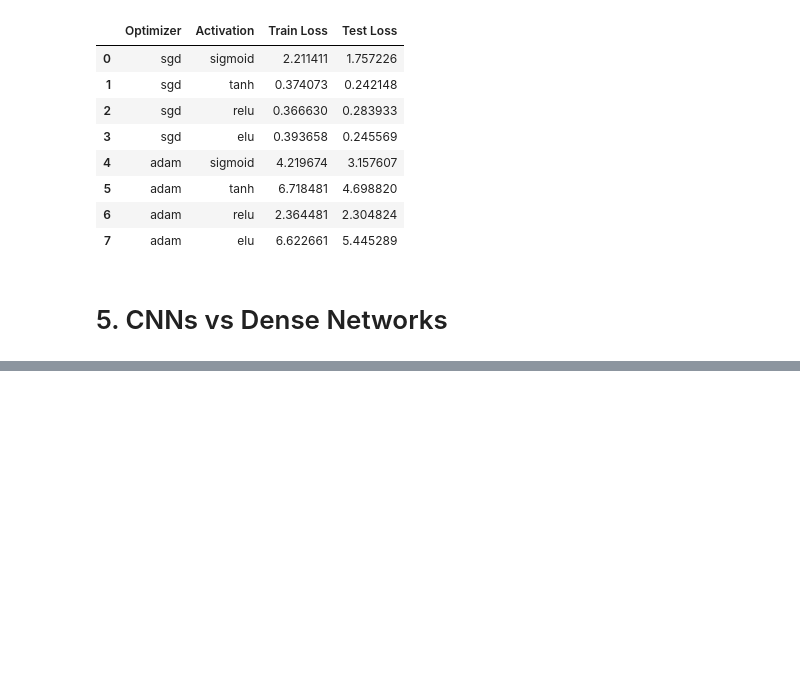
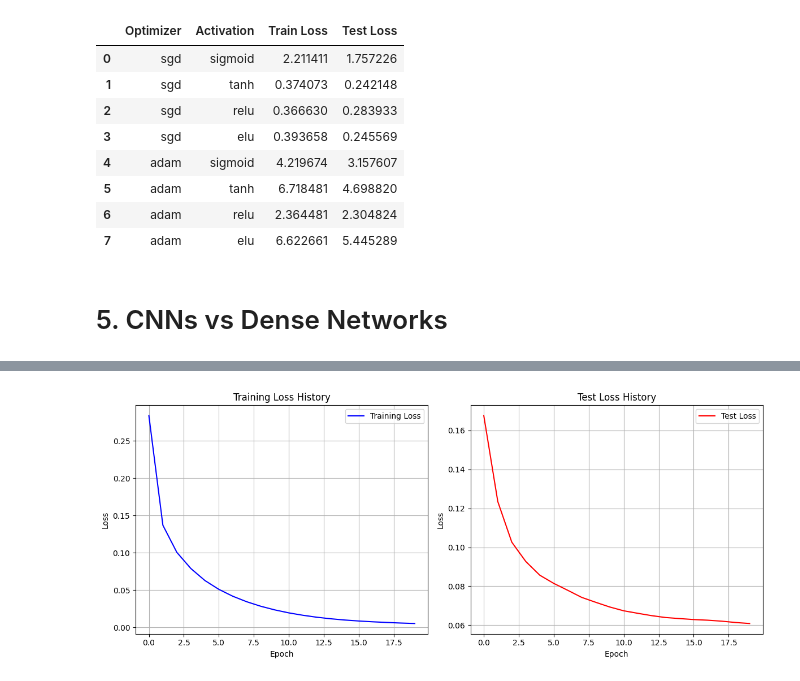
Before and after one commit to yashc73080/CS462-Deep-Learning, a Jupyter notebook: HW1/architecture_and_hyperparam_search.ipynb, the cells around one changed output, grey strips where cells are left out. Saved outputs shown, nothing was run; the diff lists cells and outputs as text; code cells hidden in the pictures; blank space fills up the shorter version.

```diff
--- a/HW1/architecture_and_hyperparam_search.ipynb
+++ b/HW1/architecture_and_hyperparam_search.ipynb
@@ -635,11 +719,12 @@ class ConvNetwork(BaseNetwork):
 # %%
 cnn_1 = ConvNetwork(
-    conv_layers_config=[(8,3)],
-    dense_layers_config=[32],
+    conv_layers_config=[(16,5)],
+    dense_layers_config=[64],
     input_shape=(1,28,28),
     output_size=10,
     device=device
 )
-cnn_1_train_loss, cnn_1_train_acc = cnn_1.train(X_train, y_train, epochs=5, lr=0.05, batch_size=64)
+cnn_1_train_loss, cnn_1_train_acc = cnn_1.train(X_train, y_train, X_test=X_test, y_test=y_test, epochs=20, lr=0.1, batch_size=64)
 cnn_1_test_loss, cnn_1_test_acc = cnn_1.test(X_test, y_test)
+cnn_1.plot_loss_history()
 # %% [output]
@@ -652,0 +748 @@ Test Loss: 0.1499, Test Accuracy: 0.9550
+[figure, added]
```
Also changed, not shown: parts of 5 cells of this notebook.
